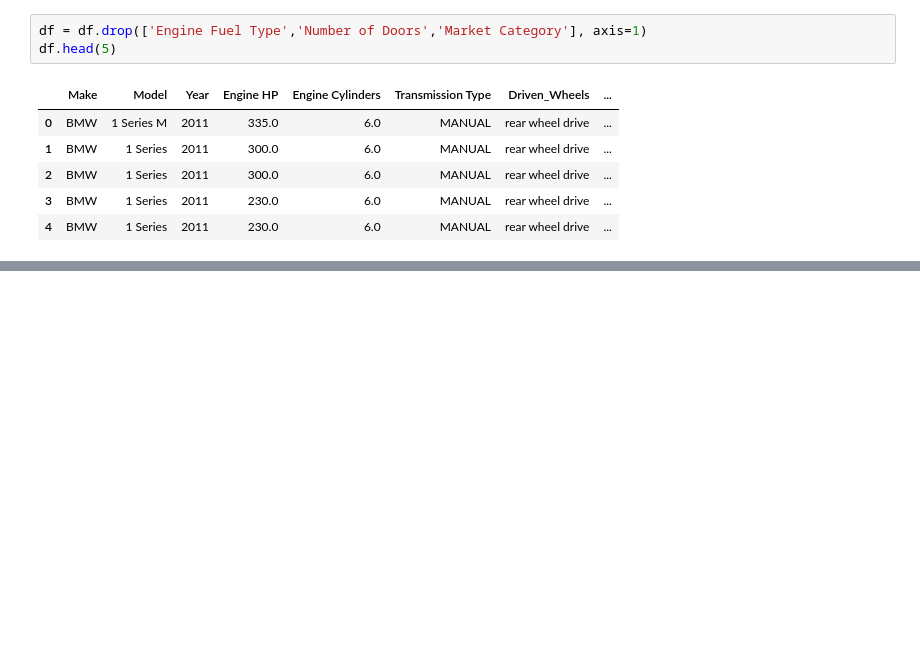
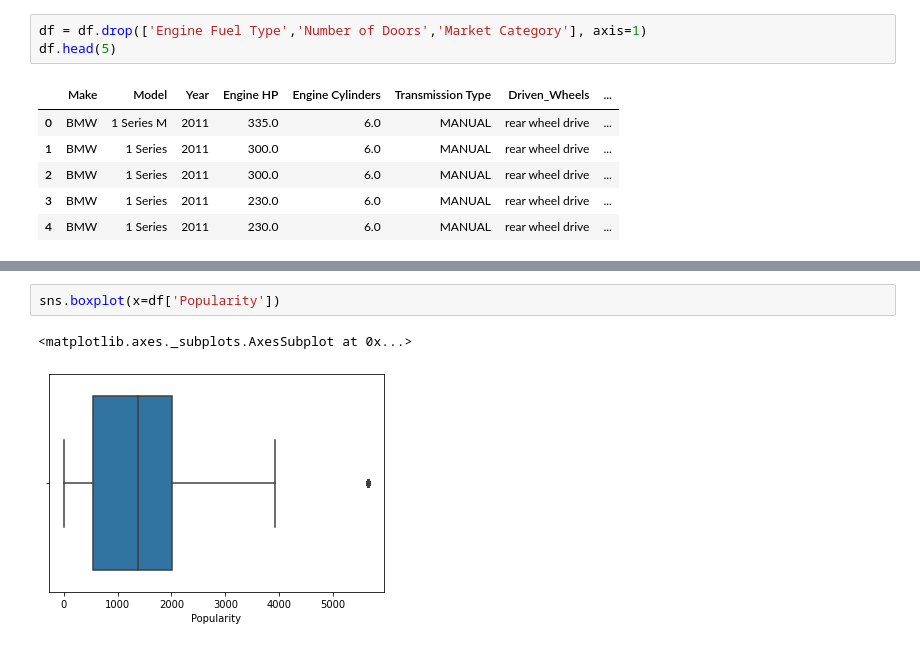
Before and after one commit to anifmohammad/MLinternshipproject, a Jupyter notebook: exploratory_data_analysis_of_car_features.ipynb, the cells around one changed output, grey strips where cells are left out. Drawn from its saved outputs; the diff is of its cells as text; blank space fills up the shorter version.

```diff
--- a/exploratory_data_analysis_of_car_features.ipynb
+++ b/exploratory_data_analysis_of_car_features.ipynb
@@ -85,0 +184,5 @@ df.head(5)
+# %%
+sns.boxplot(x=df['Popularity'])
+# %% [output]
+<matplotlib.axes._subplots.AxesSubplot at 0x...>
+[figure, added]
```
Also changed, not shown: parts of 33 cells of this notebook.
